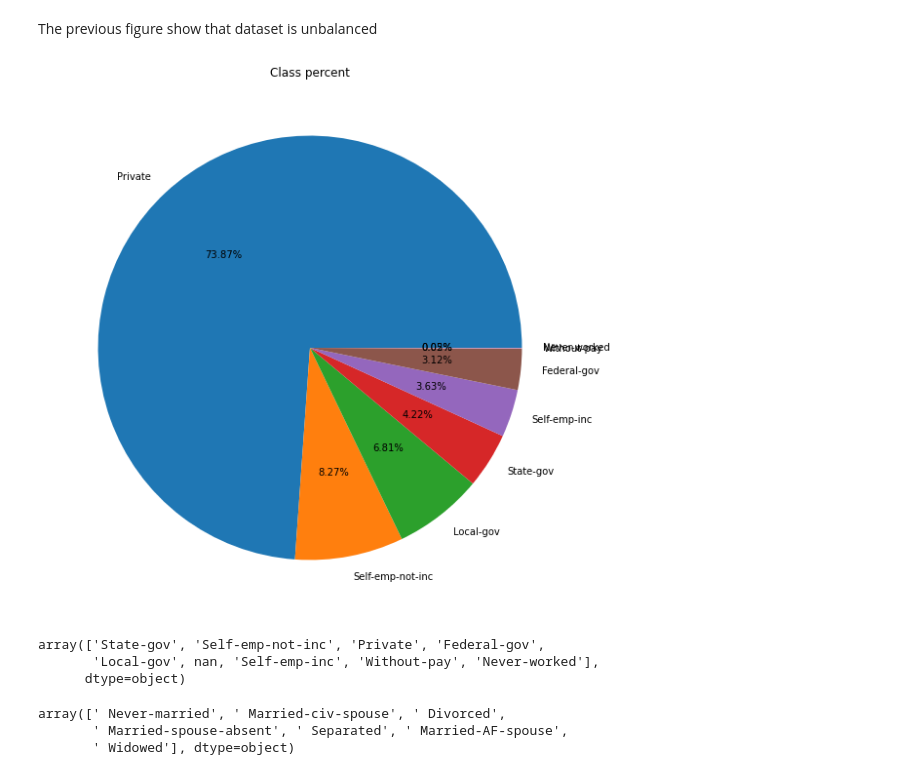
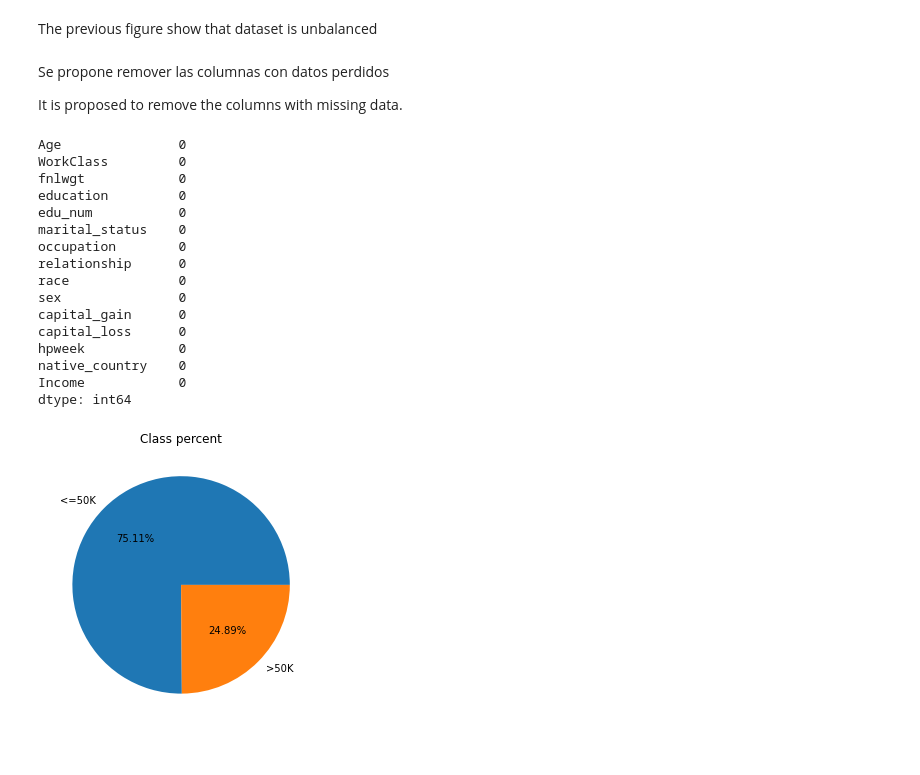
Before and after one commit to MichaelGaliciaZ/AdultDataset, a Jupyter notebook: Case_Study_Income.ipynb, the cells around one changed output. Saved outputs shown, nothing was run; the diff lists cells and outputs as text; code cells hidden in the pictures.

```diff
--- a/Case_Study_Income.ipynb
+++ b/Case_Study_Income.ipynb
@@ -88,23 +88,35 @@ plt.show()
 [figure]
 # %% [markdown]
 The previous figure show that dataset is unbalanced
+# %% [markdown]
+Se propone remover las columnas con datos perdidos
+
+It is proposed to remove the columns with missing data.
 # %%
-target_ratio=data["WorkClass"].value_counts().to_dict()
-plt.figure(figsize=(10,10))
+data=data.dropna().reset_index(drop=True)
+
+print(data.isnull().sum())
+
+target_ratio=data["Income"].value_counts().to_dict()
+plt.figure(figsize=(5,5))
 plt.title("Class percent")
 plt.pie(x=target_ratio.values(),labels=target_ratio.keys(),autopct='%1.2f%%')
 plt.show()
 # %% [output]
+Age               0
+WorkClass         0
+fnlwgt            0
+education         0
+edu_num           0
+marital_status    0
+occupation        0
+relationship      0
+race              0
+sex               0
+capital_gain      0
+capital_loss      0
+hpweek            0
+native_country    0
+Income            0
+dtype: int64
-[figure, old version]
+[figure, new version]
-# %%
-data["WorkClass"].unique()
-# %% [output]
-array(['State-gov', 'Self-emp-not-inc', 'Private', 'Federal-gov',
-       'Local-gov', nan, 'Self-emp-inc', 'Without-pay', 'Never-worked'],
-      dtype=object)
-# %%
-data[5].unique()
-# %% [output]
-array([' Never-married', ' Married-civ-spouse', ' Divorced',
-       ' Married-spouse-absent', ' Separated', ' Married-AF-spouse',
-       ' Widowed'], dtype=object)
```
Also changed, not shown: parts of 12 cells of this notebook.
